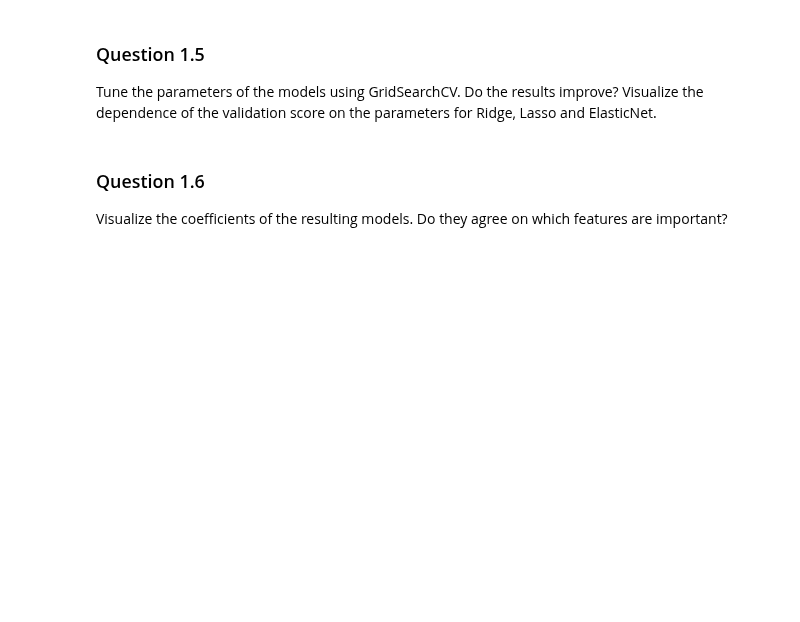
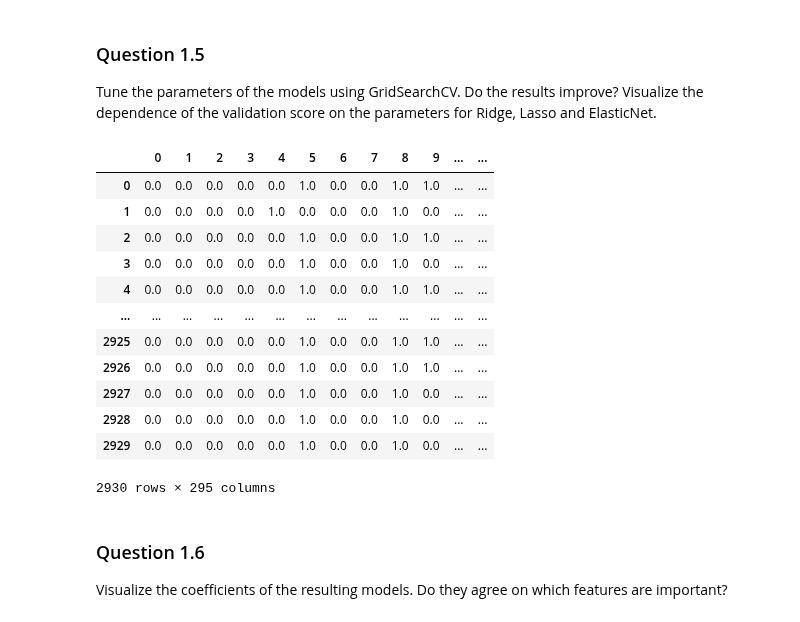
Before and after one commit to sashaaKr/master-of-science, a Jupyter notebook: semester_2/Advanced_Topics_in_Machine_Learning/assignment_1/Advanced Machine Learning - HW #1.ipynb, the cells around one changed output. Saved outputs shown, nothing was run; the diff lists cells and outputs as text; code cells hidden in the pictures; blank space fills up the shorter version.

```diff
--- a/semester_2/Advanced_Topics_in_Machine_Learning/assignment_1/Advanced Machine Learning - HW #1.ipynb
+++ b/semester_2/Advanced_Topics_in_Machine_Learning/assignment_1/Advanced Machine Learning - HW #1.ipynb
@@ -316,0 +319,18 @@ pipe = Pipeline([('scaler', StandardScaler()),
+# %%
+apply_scale = True
+df_prepared = prepare_data(df,apply_scale)
+df_prepared
+# %% [output]
+|  | 0 | 1 | 2 | 3 | 4 | 5 | 6 | 7 | 8 | 9 | ... | ... |
+| 0 | 0.0 | 0.0 | 0.0 | 0.0 | 0.0 | 1.0 | 0.0 | 0.0 | 1.0 | 1.0 | ... | ... |
+| 1 | 0.0 | 0.0 | 0.0 | 0.0 | 1.0 | 0.0 | 0.0 | 0.0 | 1.0 | 0.0 | ... | ... |
+| 2 | 0.0 | 0.0 | 0.0 | 0.0 | 0.0 | 1.0 | 0.0 | 0.0 | 1.0 | 1.0 | ... | ... |
+| 3 | 0.0 | 0.0 | 0.0 | 0.0 | 0.0 | 1.0 | 0.0 | 0.0 | 1.0 | 0.0 | ... | ... |
+| 4 | 0.0 | 0.0 | 0.0 | 0.0 | 0.0 | 1.0 | 0.0 | 0.0 | 1.0 | 1.0 | ... | ... |
+| ... | ... | ... | ... | ... | ... | ... | ... | ... | ... | ... | ... | ... |
+| 2925 | 0.0 | 0.0 | 0.0 | 0.0 | 0.0 | 1.0 | 0.0 | 0.0 | 1.0 | 1.0 | ... | ... |
+| 2926 | 0.0 | 0.0 | 0.0 | 0.0 | 0.0 | 1.0 | 0.0 | 0.0 | 1.0 | 1.0 | ... | ... |
+| 2927 | 0.0 | 0.0 | 0.0 | 0.0 | 0.0 | 1.0 | 0.0 | 0.0 | 1.0 | 0.0 | ... | ... |
+| 2928 | 0.0 | 0.0 | 0.0 | 0.0 | 0.0 | 1.0 | 0.0 | 0.0 | 1.0 | 0.0 | ... | ... |
+| 2929 | 0.0 | 0.0 | 0.0 | 0.0 | 0.0 | 1.0 | 0.0 | 0.0 | 1.0 | 0.0 | ... | ... |
+2930 rows × 295 columns
```
Also changed, not shown: parts of 17 cells of this notebook.
